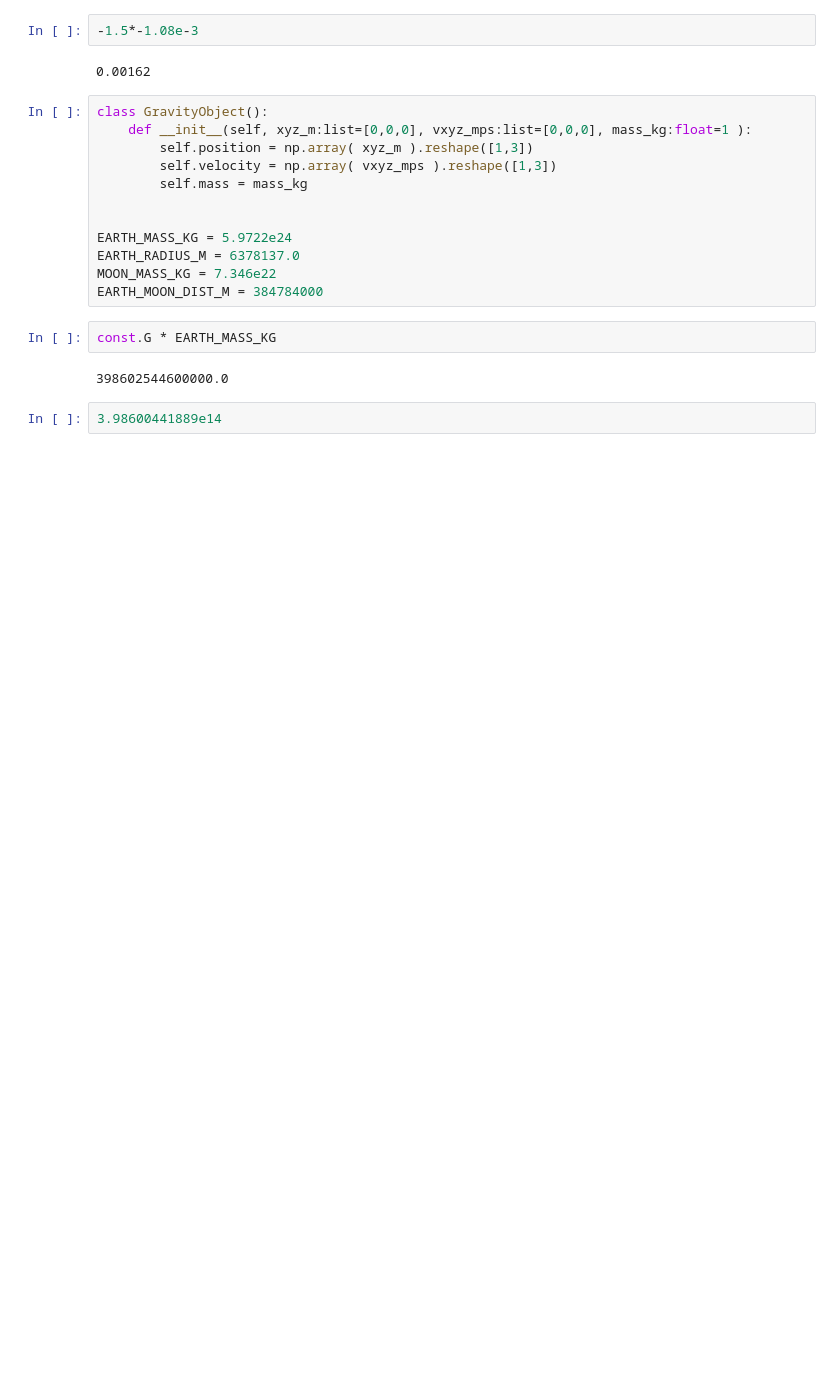
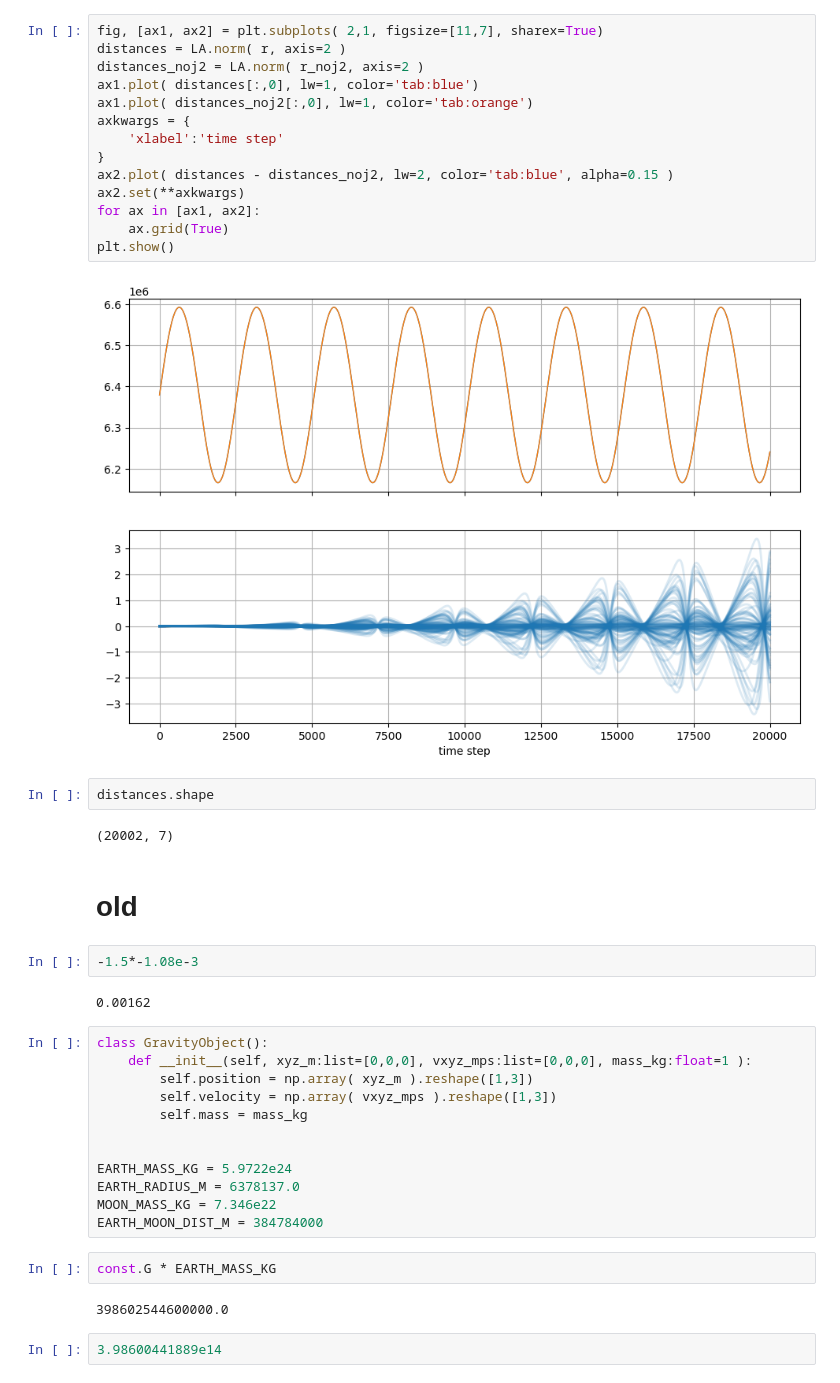
Before and after one commit to igred8/orbital_dynamics_basic, a Jupyter notebook: notebooks/00-dev-igad.ipynb, the cells around one changed output. Drawn from its saved outputs; the diff is of its cells as text; blank space fills up the shorter version.

Commit message:
nb plot of radial distance difference

```diff
--- a/notebooks/00-dev-igad.ipynb
+++ b/notebooks/00-dev-igad.ipynb
@@ -69,3 +85,25 @@ AttributeError: 'EarthSystem' object has no attribute 'init_snapshot'
+# %%
+fig, [ax1, ax2] = plt.subplots( 2,1, figsize=[11,7], sharex=True)
+distances = LA.norm( r, axis=2 )
+distances_noj2 = LA.norm( r_noj2, axis=2 )
+ax1.plot( distances[:,0], lw=1, color='tab:blue')
+ax1.plot( distances_noj2[:,0], lw=1, color='tab:orange')
+axkwargs = {
+    'xlabel':'time step'
+}
+ax2.plot( distances - distances_noj2, lw=2, color='tab:blue', alpha=0.15 )
+ax2.set(**axkwargs)
+for ax in [ax1, ax2]:
+    ax.grid(True)
+plt.show()
+# %% [output]
+[figure, added]
+# %%
+distances.shape
+# %% [output]
+(20002, 7)
+# %% [markdown]
+# old
 # %%
 -1.5*-1.08e-3
 # %% [output]
```
Also changed, not shown: parts of 2 cells of this notebook, 2 other files.
